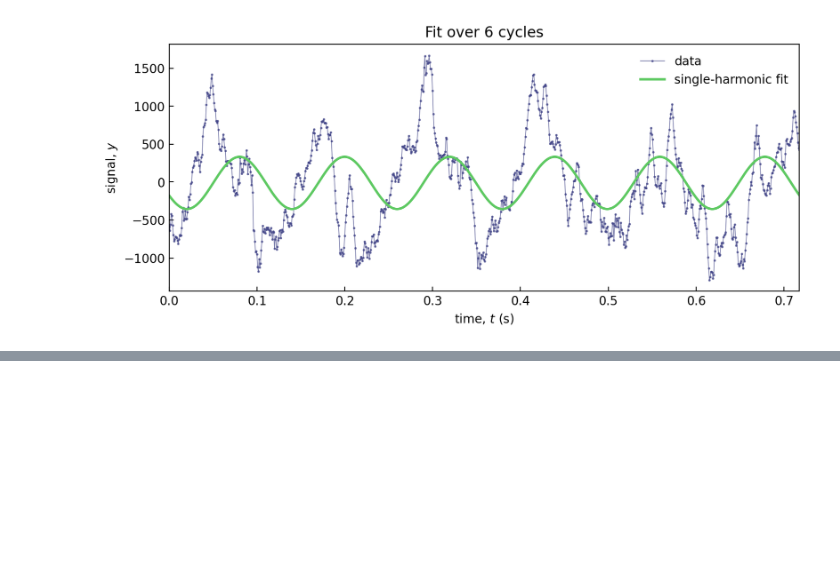
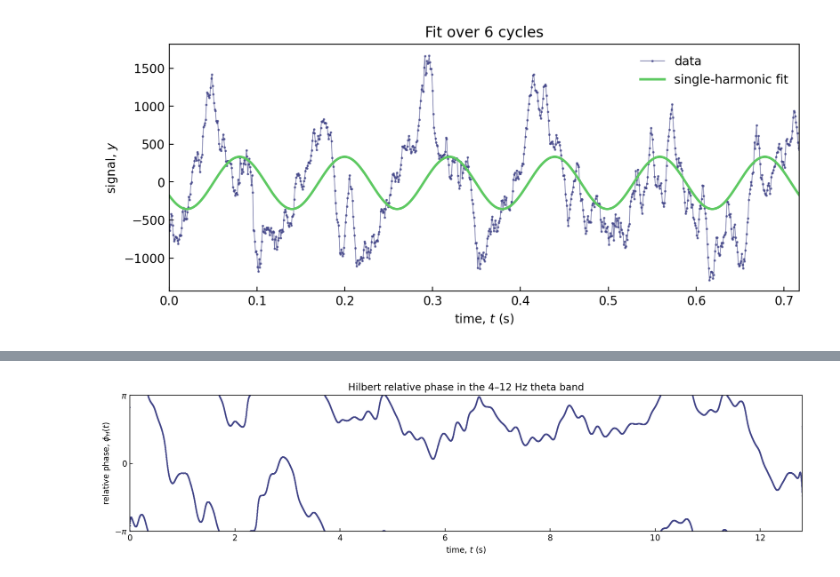
Before and after one commit to bishopgroup/phase-bayes, a Jupyter notebook: MethodComparisons/FFT.ipynb, the cells around one changed output, grey strips where cells are left out. Cells and saved outputs as stored; diff of their text form; code cells hidden in the pictures; blank space fills up the shorter version.

Commit message:
Add FFT and Hilbert phase comparison

```diff
--- a/MethodComparisons/FFT.ipynb
+++ b/MethodComparisons/FFT.ipynb
@@ -230,0 +243,34 @@ plt.show()
+# %%
+from scipy.signal import butter, hilbert, sosfiltfilt
+
+theta_band = (4.0, 12.0)  # Hz
+theta_filter = butter(
+    4,
+    theta_band,
+    btype='bandpass',
+    fs=sampling_frequency,
+    output='sos',
+)
+theta_signal = sosfiltfilt(theta_filter, centered_signal)
+analytic_signal = hilbert(theta_signal)
+
+hilbert_phase = np.unwrap(np.angle(analytic_signal))
+relative_phase_unwrapped = hilbert_phase - omega_hat * tk
+relative_phase = np.angle(np.exp(1j * relative_phase_unwrapped))
+# %%
+fig, ax = plt.subplots(figsize=(12, 3), constrained_layout=True)
+ax.plot(tk, relative_phase, '.', color=cmap(0.2), ms=1.5, alpha=0.7)
+
+ax.set(
+    xlabel='time, $t$ (s)',
+    ylabel=r'relative phase, $\phi_H(t)$',
+    title='Hilbert relative phase in the 4–12 Hz theta band',
+    xlim=(tk[0], tk[-1]),
+    ylim=(-np.pi, np.pi),
+    yticks=(-np.pi, 0, np.pi),
+    yticklabels=(r'$-\pi$', '0', r'$\pi$'),
+)
+ax.tick_params(direction='in')
+plt.show()
+# %% [output]
+[figure, added]
```
Also changed, not shown: parts of 7 cells of this notebook.
